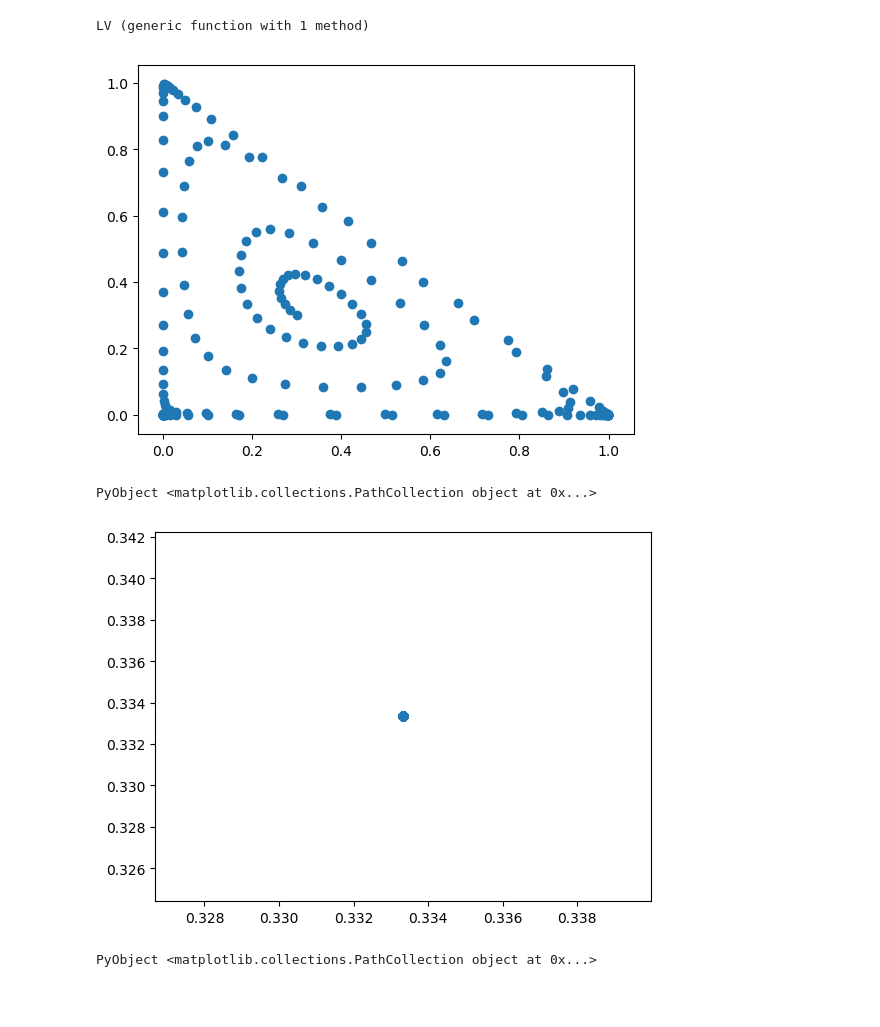
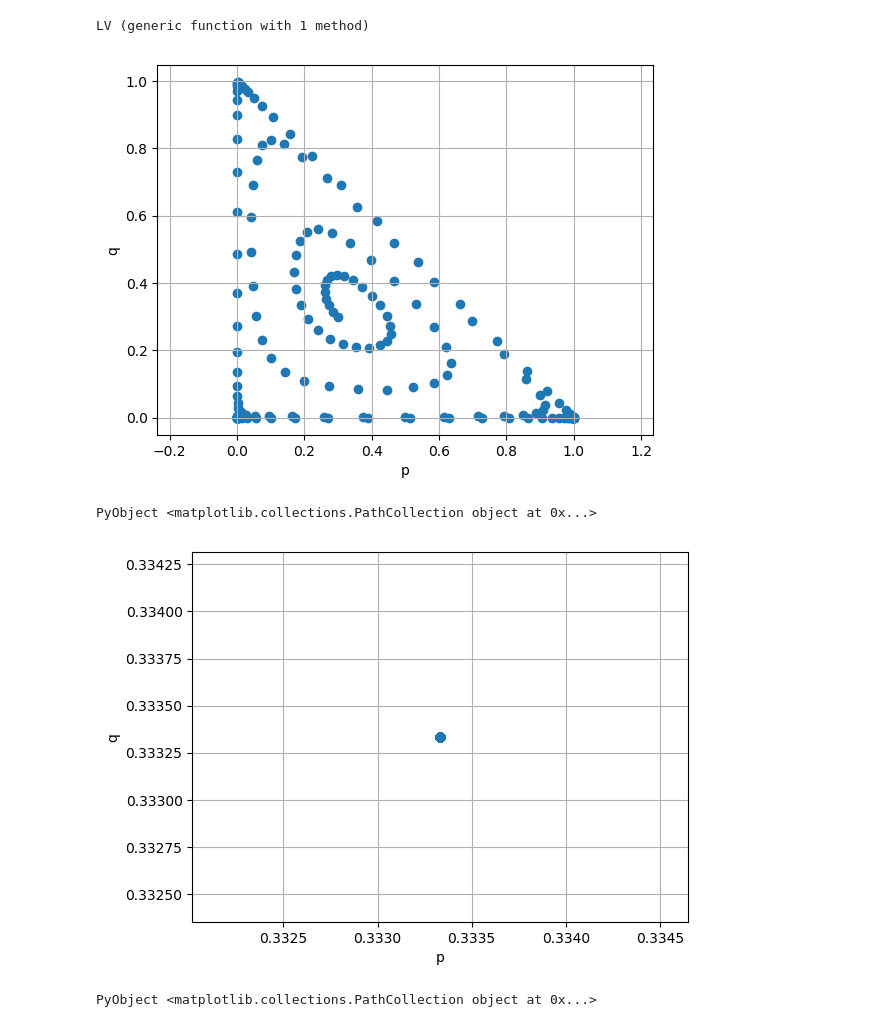
Before and after one commit to kim-tom/Lotka-Volterra, a Jupyter notebook: LV.ipynb, the cells around one changed output. Drawn from its saved outputs; the diff is of its cells as text; code cells hidden in the pictures; blank space fills up the shorter version.

```diff
--- a/LV.ipynb
+++ b/LV.ipynb
@@ -37,13 +38,21 @@ end
 LV (generic function with 1 method)
 # %%
 pqr=LV(0.3, 0.3, 0.4)
-PyPlot.scatter(pqr[1,1:num+1],pqr[2,1:num+1])
+xlabel("p")
+ylabel("q")
+grid("on")
+axis("equal")
+scatter(pqr[1,1:num+1],pqr[2,1:num+1])
 # %% [output]
-[figure, old version]
+[figure, new version]
 PyObject <matplotlib.collections.PathCollection object at 0x...>
 # %%
 pqr=LV(1/3,1/3,1/3) #定常解
-PyPlot.scatter(pqr[1,1:num+1],pqr[2,1:num+1])
+xlabel("p")
+ylabel("q")
+grid("on")
+axis("equal")
+scatter(pqr[1,1:num+1],pqr[2,1:num+1])
 # %% [output]
-[figure, old version]
+[figure, new version]
 PyObject <matplotlib.collections.PathCollection object at 0x...>
```
Also changed, not shown: parts of 2 cells of this notebook.
